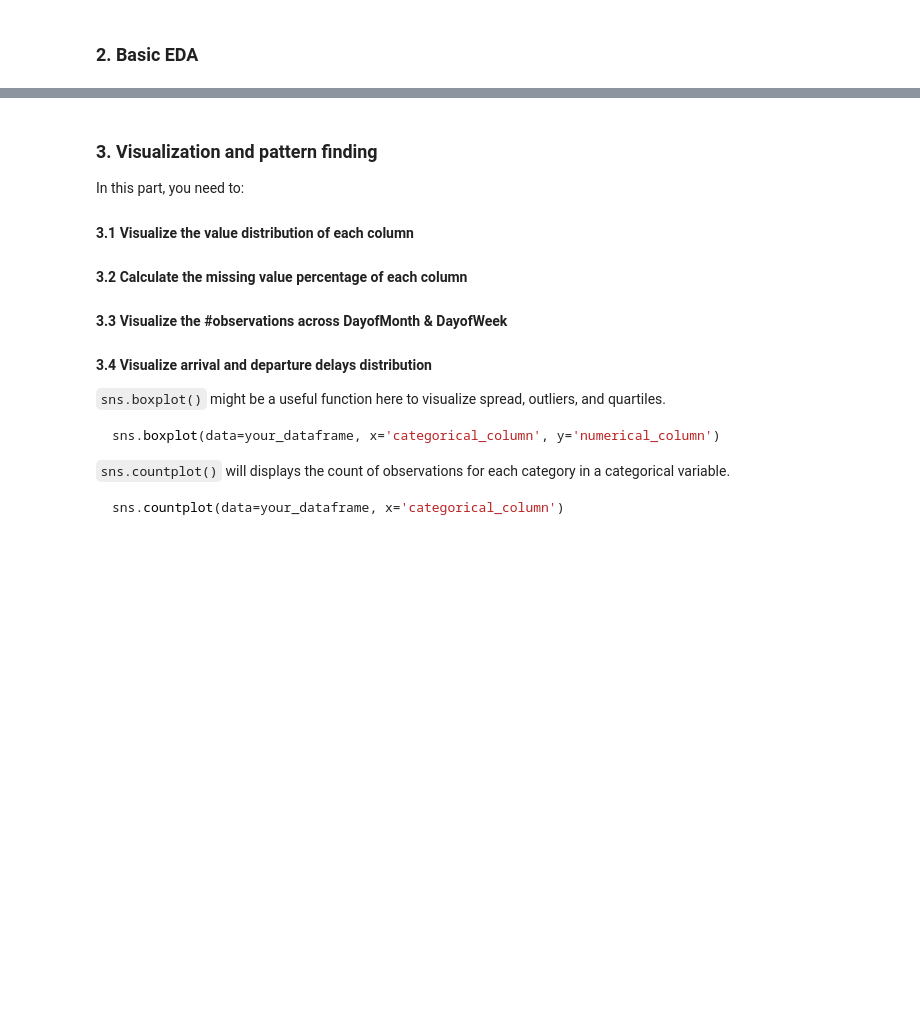
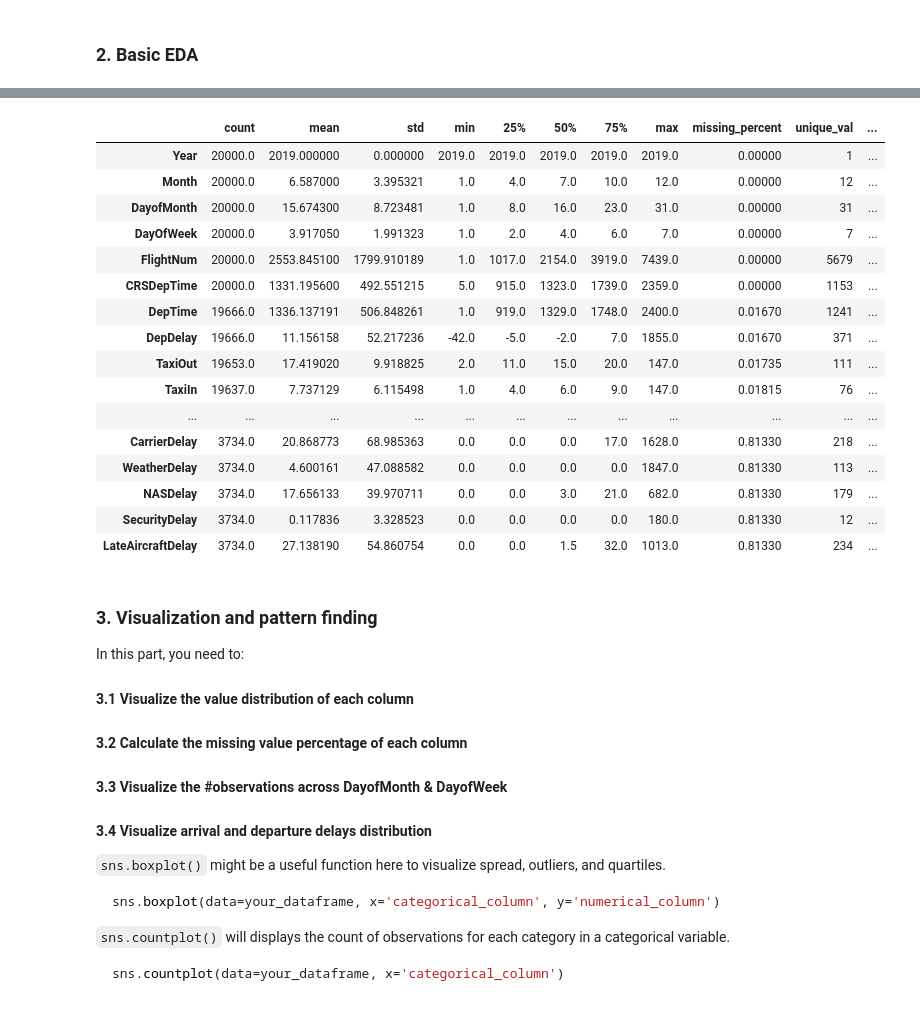
Before and after one commit to yashfadia2026/data_eng300SP_fadia, a Jupyter notebook: labs/lab1/lab1 - Yash Fadia.ipynb, the cells around one changed output, grey strips where cells are left out. Saved outputs shown, nothing was run; the diff lists cells and outputs as text; code cells hidden in the pictures; blank space fills up the shorter version.

```diff
--- a/labs/lab1/lab1 - Yash Fadia.ipynb
+++ b/labs/lab1/lab1 - Yash Fadia.ipynb
@@ -117,14 +131,34 @@ Column name convention:
 # %%
 ## Get descriptive statistics and missing value percentage for each column
 def get_info(pd_frame):
     # generate descriptive statistics (like count, mean, std, min, etc.) for numeric columns
     res = pd_frame.describe().transpose()
     # calculate the missing percentage for each variable
     res['missing_percent'] = [(pd_frame.shape[0] - res.loc[ind, 'count'])/pd_frame.shape[0] for ind in res.index]
     #
     res['unique_val'] = [len(pd_frame.loc[:,ind].value_counts()) for ind in res.index]
     res['var_type'] = ['Continuous' if res.loc[ind, 'unique_val'] >=100 else 'Categorical' for ind in res.index]
     return res
+
+get_info(random_sample)
+# %% [output]
+|  | count | mean | std | min | 25% | 50% | 75% | max | missing_percent | unique_val | ... |
+| Year | 20000.0 | 2019.000000 | 0.000000 | 2019.0 | 2019.0 | 2019.0 | 2019.0 | 2019.0 | 0.00000 | 1 | ... |
+| Month | 20000.0 | 6.587000 | 3.395321 | 1.0 | 4.0 | 7.0 | 10.0 | 12.0 | 0.00000 | 12 | ... |
+| DayofMonth | 20000.0 | 15.674300 | 8.723481 | 1.0 | 8.0 | 16.0 | 23.0 | 31.0 | 0.00000 | 31 | ... |
+| DayOfWeek | 20000.0 | 3.917050 | 1.991323 | 1.0 | 2.0 | 4.0 | 6.0 | 7.0 | 0.00000 | 7 | ... |
+| FlightNum | 20000.0 | 2553.845100 | 1799.910189 | 1.0 | 1017.0 | 2154.0 | 3919.0 | 7439.0 | 0.00000 | 5679 | ... |
+| CRSDepTime | 20000.0 | 1331.195600 | 492.551215 | 5.0 | 915.0 | 1323.0 | 1739.0 | 2359.0 | 0.00000 | 1153 | ... |
+| DepTime | 19666.0 | 1336.137191 | 506.848261 | 1.0 | 919.0 | 1329.0 | 1748.0 | 2400.0 | 0.01670 | 1241 | ... |
+| DepDelay | 19666.0 | 11.156158 | 52.217236 | -42.0 | -5.0 | -2.0 | 7.0 | 1855.0 | 0.01670 | 371 | ... |
+| TaxiOut | 19653.0 | 17.419020 | 9.918825 | 2.0 | 11.0 | 15.0 | 20.0 | 147.0 | 0.01735 | 111 | ... |
+| TaxiIn | 19637.0 | 7.737129 | 6.115498 | 1.0 | 4.0 | 6.0 | 9.0 | 147.0 | 0.01815 | 76 | ... |
+| ... | ... | ... | ... | ... | ... | ... | ... | ... | ... | ... | ... |
+| CarrierDelay | 3734.0 | 20.868773 | 68.985363 | 0.0 | 0.0 | 0.0 | 17.0 | 1628.0 | 0.81330 | 218 | ... |
+| WeatherDelay | 3734.0 | 4.600161 | 47.088582 | 0.0 | 0.0 | 0.0 | 0.0 | 1847.0 | 0.81330 | 113 | ... |
+| NASDelay | 3734.0 | 17.656133 | 39.970711 | 0.0 | 0.0 | 3.0 | 21.0 | 682.0 | 0.81330 | 179 | ... |
+| SecurityDelay | 3734.0 | 0.117836 | 3.328523 | 0.0 | 0.0 | 0.0 | 0.0 | 180.0 | 0.81330 | 12 | ... |
+| LateAircraftDelay | 3734.0 | 27.138190 | 54.860754 | 0.0 | 0.0 | 1.5 | 32.0 | 1013.0 | 0.81330 | 234 | ... |
 # %% [markdown]
 ### 3. Visualization and pattern finding
 In this part, you need to:
```
Also changed, not shown: parts of 3 cells of this notebook.
